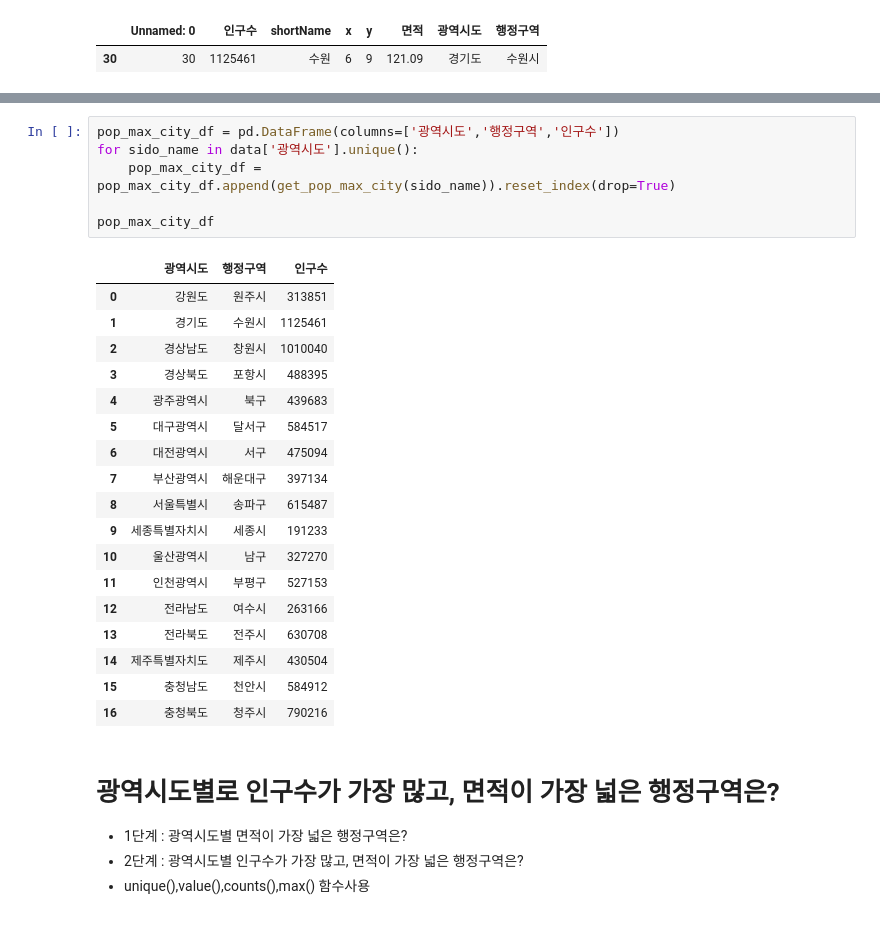
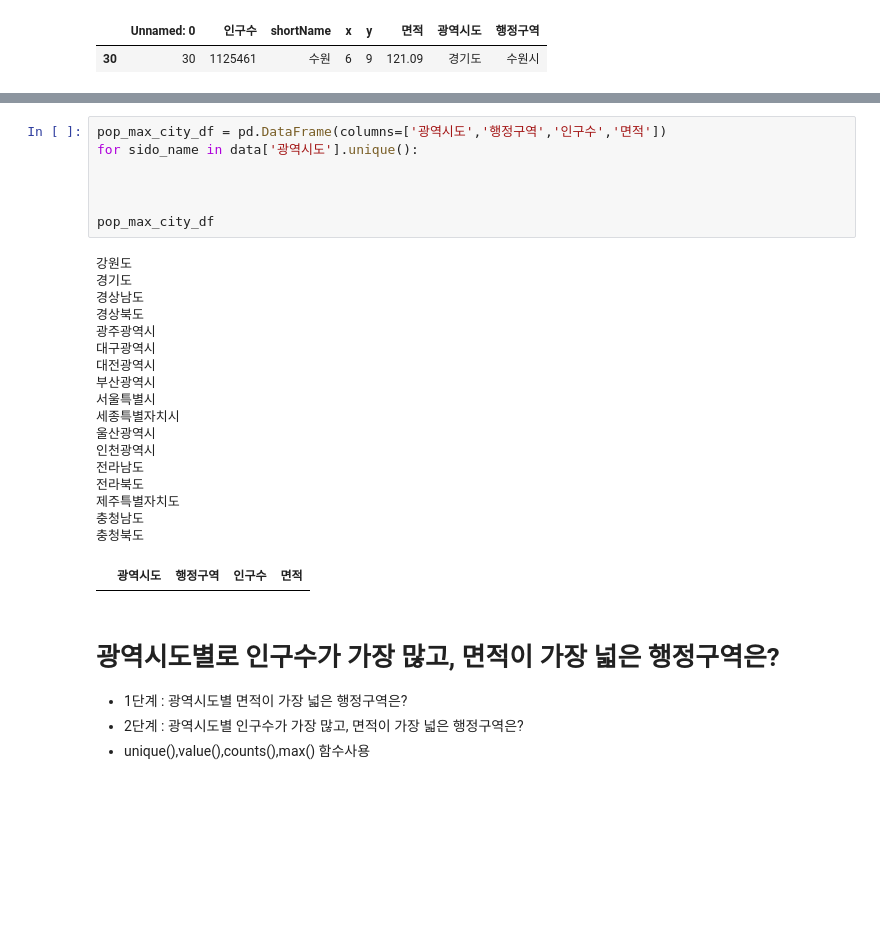
Before and after one commit to JongHwaShin/webscraping, a Jupyter notebook: 07행정구역정보분석.ipynb, the cells around one changed output, grey strips where cells are left out. Saved outputs shown, nothing was run; the diff lists cells and outputs as text; blank space fills up the shorter version.

```diff
--- a/07행정구역정보분석.ipynb
+++ b/07행정구역정보분석.ipynb
@@ -251,28 +251,29 @@ get_pop_max_city('서울특별시')
 # %%
-pop_max_city_df = pd.DataFrame(columns=['광역시도','행정구역','인구수'])
+pop_max_city_df = pd.DataFrame(columns=['광역시도','행정구역','인구수','면적'])
 for sido_name in data['광역시도'].unique():
-    pop_max_city_df = pop_max_city_df.append(get_pop_max_city(sido_name)).reset_index(drop=True)
+
+
 
 pop_max_city_df
 # %% [output]
+강원도
+경기도
+경상남도
+경상북도
+광주광역시
+대구광역시
+대전광역시
+부산광역시
+서울특별시
+세종특별자치시
+울산광역시
+인천광역시
+전라남도
+전라북도
+제주특별자치도
+충청남도
+충청북도
-|  | 광역시도 | 행정구역 | 인구수 |
-| 0 | 강원도 | 원주시 | 313851 |
-| 1 | 경기도 | 수원시 | 1125461 |
-| 2 | 경상남도 | 창원시 | 1010040 |
-| 3 | 경상북도 | 포항시 | 488395 |
-| 4 | 광주광역시 | 북구 | 439683 |
-| 5 | 대구광역시 | 달서구 | 584517 |
-| 6 | 대전광역시 | 서구 | 475094 |
-| 7 | 부산광역시 | 해운대구 | 397134 |
-| 8 | 서울특별시 | 송파구 | 615487 |
-| 9 | 세종특별자치시 | 세종시 | 191233 |
-| 10 | 울산광역시 | 남구 | 327270 |
-| 11 | 인천광역시 | 부평구 | 527153 |
-| 12 | 전라남도 | 여수시 | 263166 |
-| 13 | 전라북도 | 전주시 | 630708 |
-| 14 | 제주특별자치도 | 제주시 | 430504 |
-| 15 | 충청남도 | 천안시 | 584912 |
-| 16 | 충청북도 | 청주시 | 790216 |
+|  | 광역시도 | 행정구역 | 인구수 | 면적 |
 # %% [markdown]
 # 광역시도별로 인구수가 가장 많고, 면적이 가장 넓은 행정구역은?
 - 1단계 : 광역시도별 면적이 가장 넓은 행정구역은?
```
Also changed, not shown: parts of 3 cells of this notebook, 3 other files.
